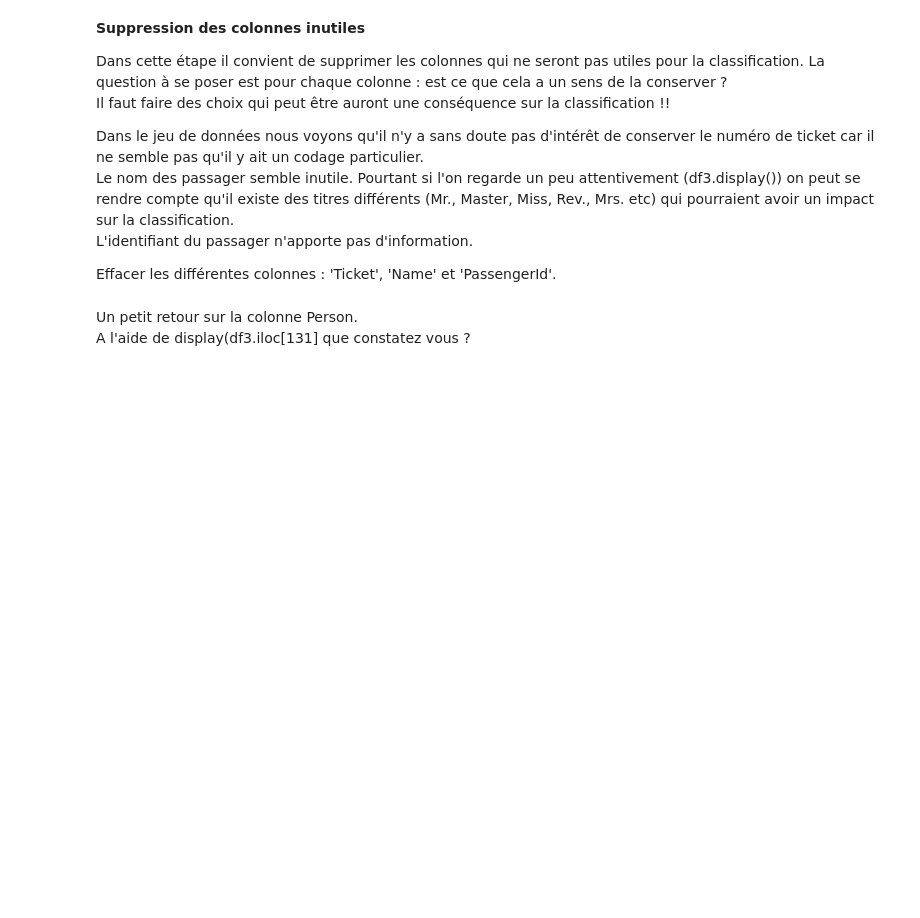
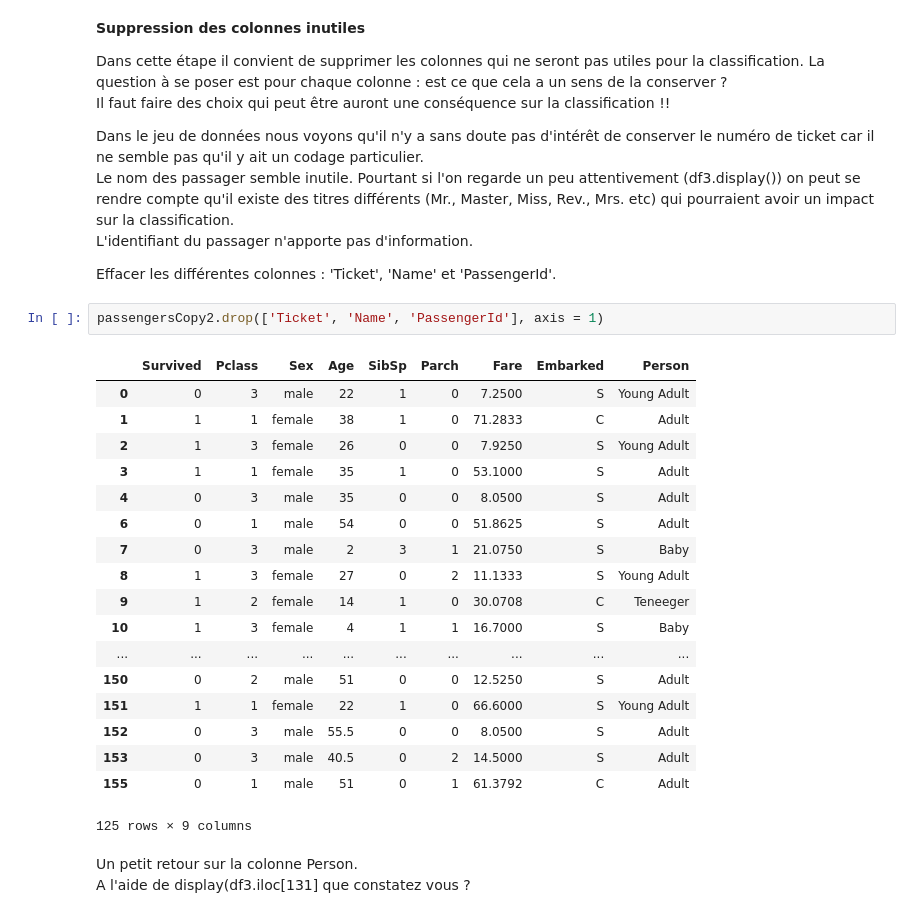
Before and after one commit to TDiGiovanni/TP, a Jupyter notebook: M1/Science_des_donnees/TP1/TP1.ipynb, the cells around one changed output. Cells and saved outputs as stored; diff of their text form; blank space fills up the shorter version.

```diff
--- a/M1/Science_des_donnees/TP1/TP1.ipynb
+++ b/M1/Science_des_donnees/TP1/TP1.ipynb
@@ -486,6 +486,27 @@ Le nom des passager semble inutile. Pourtant si l'on regarde un peu attentivemen
 L'identifiant du passager n'apporte pas d'information.
 
 Effacer les différentes colonnes : 'Ticket', 'Name' et 'PassengerId'.
+# %%
+passengersCopy2.drop(['Ticket', 'Name', 'PassengerId'], axis = 1)
+# %% [output]
+|  | Survived | Pclass | Sex | Age | SibSp | Parch | Fare | Embarked | Person |
+| 0 | 0 | 3 | male | 22 | 1 | 0 | 7.2500 | S | Young Adult |
+| 1 | 1 | 1 | female | 38 | 1 | 0 | 71.2833 | C | Adult |
+| 2 | 1 | 3 | female | 26 | 0 | 0 | 7.9250 | S | Young Adult |
+| 3 | 1 | 1 | female | 35 | 1 | 0 | 53.1000 | S | Adult |
+| 4 | 0 | 3 | male | 35 | 0 | 0 | 8.0500 | S | Adult |
+| 6 | 0 | 1 | male | 54 | 0 | 0 | 51.8625 | S | Adult |
+| 7 | 0 | 3 | male | 2 | 3 | 1 | 21.0750 | S | Baby |
+| 8 | 1 | 3 | female | 27 | 0 | 2 | 11.1333 | S | Young Adult |
+| 9 | 1 | 2 | female | 14 | 1 | 0 | 30.0708 | C | Teneeger |
+| 10 | 1 | 3 | female | 4 | 1 | 1 | 16.7000 | S | Baby |
+| ... | ... | ... | ... | ... | ... | ... | ... | ... | ... |
+| 150 | 0 | 2 | male | 51 | 0 | 0 | 12.5250 | S | Adult |
+| 151 | 1 | 1 | female | 22 | 1 | 0 | 66.6000 | S | Young Adult |
+| 152 | 0 | 3 | male | 55.5 | 0 | 0 | 8.0500 | S | Adult |
+| 153 | 0 | 3 | male | 40.5 | 0 | 2 | 14.5000 | S | Adult |
+| 155 | 0 | 1 | male | 51 | 0 | 1 | 61.3792 | C | Adult |
+125 rows × 9 columns
 # %% [markdown]
 Un petit retour sur la colonne Person.
 A l'aide de display(df3.iloc[131] que constatez vous ?
```
Also changed, not shown: parts of 9 cells of this notebook, 2 other files.
